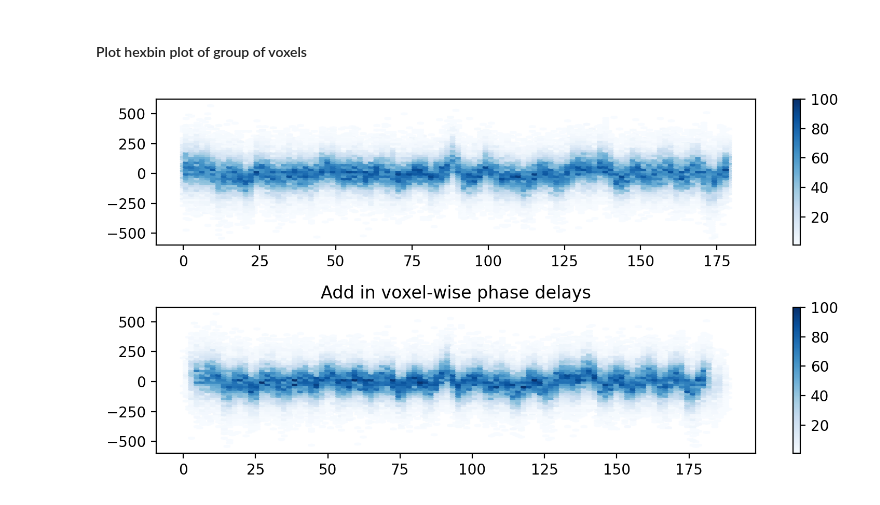
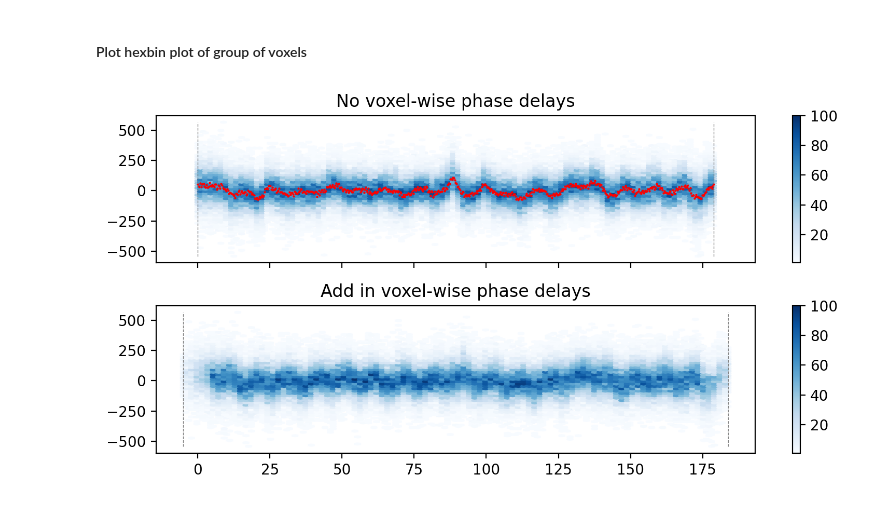
Before and after one commit to gnngo4/fastfmri_toolbox, a Jupyter notebook: notebooks/[Example] Frequency-based GLM.ipynb, the cells around one changed output. Drawn from its saved outputs; the diff is of its cells as text; code cells hidden in the pictures.

```diff
--- a/notebooks/[Example] Frequency-based GLM.ipynb
+++ b/notebooks/[Example] Frequency-based GLM.ipynb
@@ -15,7 +15,8 @@ from fastfmri_toolbox.modelling.first_level_analysis import FirstLevelAnalysis
 # %%
 %%time
 
-for run_id in ['01','02','03','04']:
+run_one = False
+for ix, run_id in enumerate(['01','02','03','04']):
     time_window = (40,219) # Window between these timepoints in seconds
     search_frequencies = [.1]
     bold_path = f'/data/1_attention.7T.oscprep.sub-000/ses-OPCoilCBLowerFrequencyPilot01/func/sub-000_ses-OPCoilCBLowerFrequencyPilot01_task-localizerQ1_acq-mb4_dir-RL_run-{run_id}_space-T1w_desc-preproc_bold.nii.gz'
@@ -32,4 +33,7 @@ for run_id in ['01','02','03','04']:
         search_frequencies = search_frequencies
     )
     fla.run_frequency_glm(save_windowed_bold = True, save_predicted = True, save_residual = True)
+
+    if ix == 0 and run_one:
+        break
 # %% [output]
@@ -182,4 +196,0 @@ fitted_voxels_df = fitted_voxels_df[fitted_voxels_df['run_id'] == run_id]
-# %%
-convert_to_positive_phase_angle = lambda x: x-(np.pi*2) if x > 0 else x
-fitted_voxels_df['phase_delay_seconds'] = -1 * fitted_voxels_df['phase_delay_radians'].apply(convert_to_positive_phase_angle) / (2 * np.pi * frequency_of_interest)
-fitted_voxels_df
@@ -279,3 +294,6 @@ _ = ax.text(
 )
 # %% [output]
 [figure]
+# %%
+fitted_voxels_df['phase_delay_seconds'] = -1 * ( fitted_voxels_df['phase_delay_radians'] ) / ( 2 * np.pi * frequency_of_interest )
+fitted_voxels_df
@@ -288,7 +320,7 @@ sorted_coords = (
     fitted_voxels_df.z.values,
 )
 
-fig, (ax1,ax2) = plt.subplots(nrows=2, ncols=1, dpi = 200, figsize=(8,4))
+fig, (ax1,ax2) = plt.subplots(nrows=2, ncols=1, dpi = 200, figsize=(8,4), sharex=True, sharey=True)
 
 # Timepoints
 t = dm._get_time_points(TR, time_window) # timepoints
@@ -312,35 +344,48 @@ hb = _ax.hexbin(
     cmap='Blues',
     vmax=vmax,
 )
-#_ax.scatter(t,_bold.mean(0),c='red',zorder=2,lw=1.,s=.5)
-ax.set_title('Plot all voxels')
+_ax.scatter(t,_bold.mean(0),c='red',zorder=2,lw=1.,s=.3)
+_ax.set_title('No voxel-wise phase delays')
 cb = fig.colorbar(hb)
 
 # Raw data of voxels with >3 Z-score
 _ax=ax2
 _bold = windowed
 _bold = ( _bold - _bold.mean(1)[:,np.newaxis] )
 
 for ix in range(_bold.shape[0]):
     if ix == 0:
         _t_cat = t + fitted_voxels_df['phase_delay_seconds'][ix]
         _bold_cat = _bold[ix,:]
     else:
         _t_cat = np.concatenate((_t_cat, t + fitted_voxels_df['phase_delay_seconds'][ix]))
         _bold_cat = np.concatenate((_bold_cat, _bold[ix,:]))
 
 hb = _ax.hexbin(
     _t_cat,
     _bold_cat,
     gridsize=100,
     mincnt=1,
     zorder=1,
     cmap='Blues',
     vmax=vmax,
 )
 _ax.set_title('Add in voxel-wise phase delays')
 cb = fig.colorbar(hb)
 
+ax1.vlines(
+    [t.min(), t.max()],
+    ymin = _bold_cat.min(),
+    ymax = _bold_cat.max(),
+    color='grey',linestyle='--',lw=.5
+)
+ax2.vlines(
+    [_t_cat.min(), _t_cat.max()],
+    ymin = _bold_cat.min(),
+    ymax = _bold_cat.max(),
+    color='grey',linestyle='--',lw=.5
+)
+
 fig.tight_layout()
 # %% [output]
-[figure, old version]
+[figure, new version]
```
Also changed, not shown: parts of 10 cells of this notebook, 1 other file.
